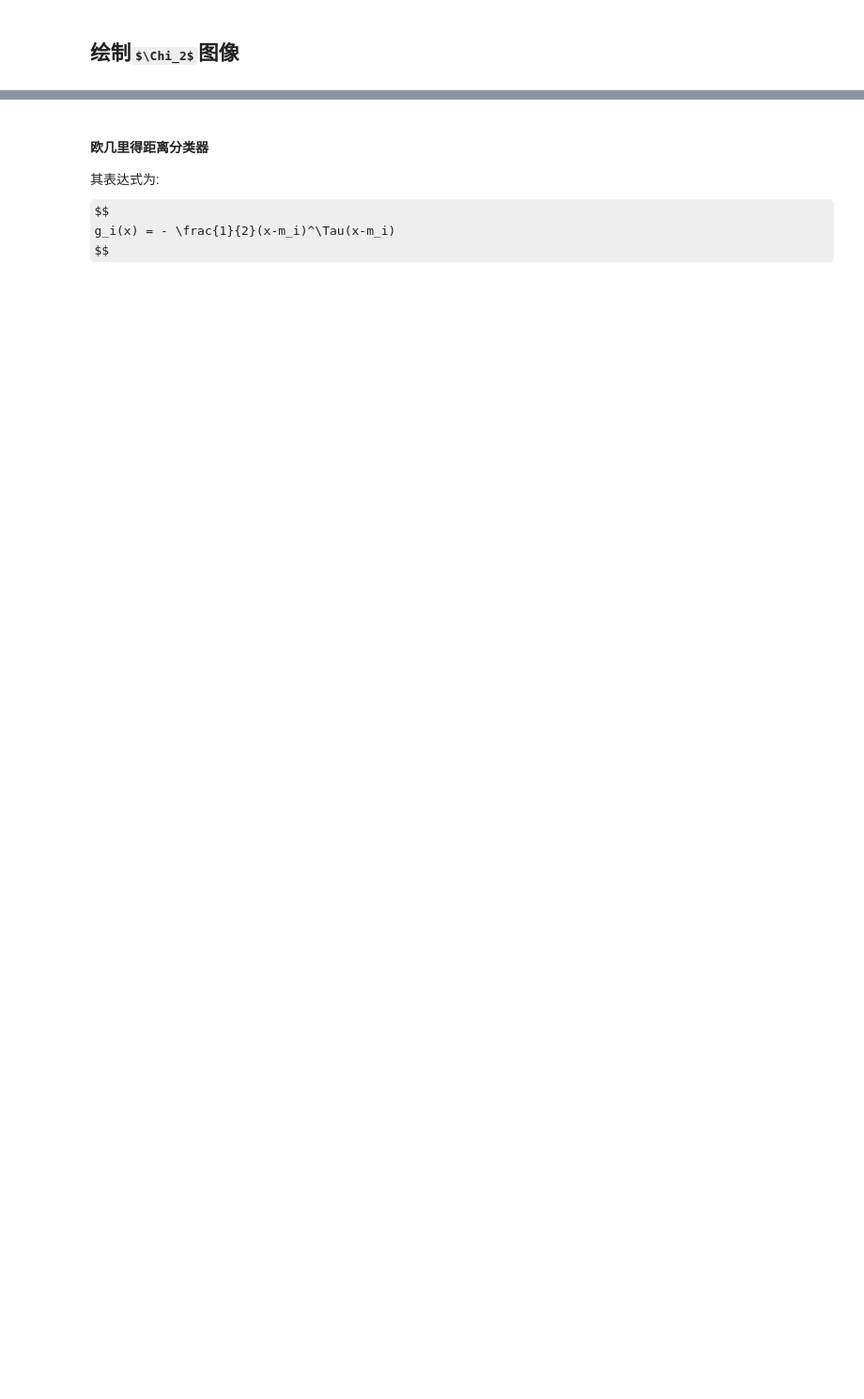
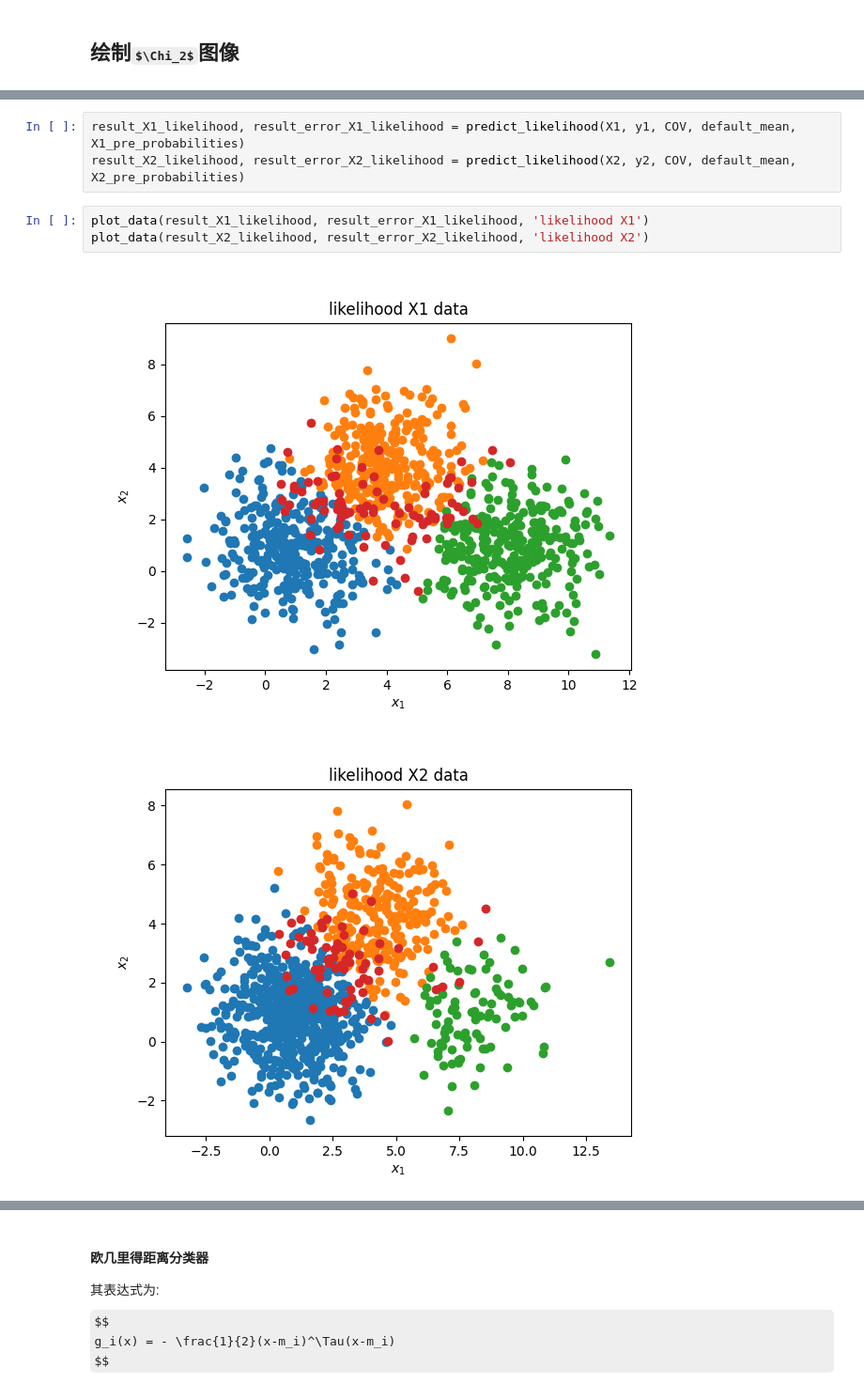
Before and after one commit to chouheiwa/nankai_software_machine_learning_homework, a Jupyter notebook: homework.ipynb, the cells around one changed output, grey strips where cells are left out. Shown at 94% size. Cells and saved outputs as stored; diff of their text form; some formulas as TeX source; blank space fills up the shorter version.

```diff
--- a/homework.ipynb
+++ b/homework.ipynb
@@ -90,0 +184,9 @@ def plot_data(result, result_error, name):
+# %%
+result_X1_likelihood, result_error_X1_likelihood = predict_likelihood(X1, y1, COV, default_mean, X1_pre_probabilities)
+result_X2_likelihood, result_error_X2_likelihood = predict_likelihood(X2, y2, COV, default_mean, X2_pre_probabilities)
+# %%
+plot_data(result_X1_likelihood, result_error_X1_likelihood, 'likelihood X1')
+plot_data(result_X2_likelihood, result_error_X2_likelihood, 'likelihood X2')
+# %% [output]
+[figure, added]
+[figure, added]
```
Also changed, not shown: parts of 33 cells of this notebook.
